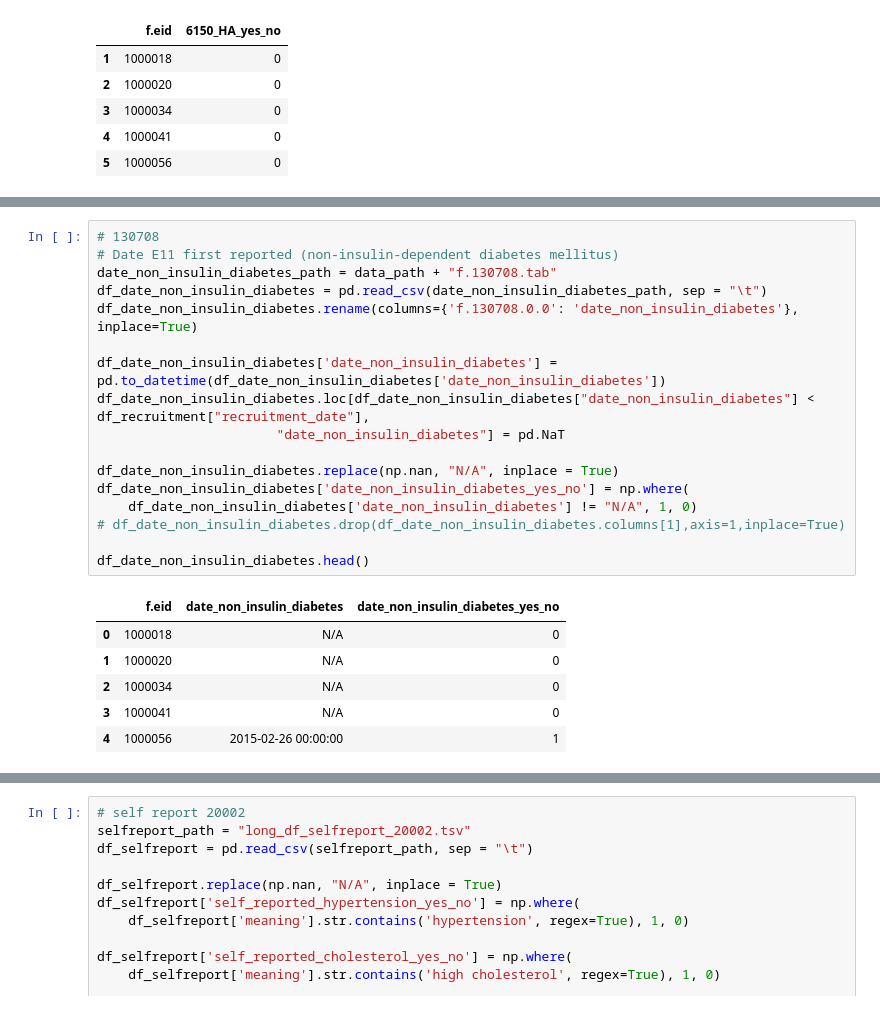
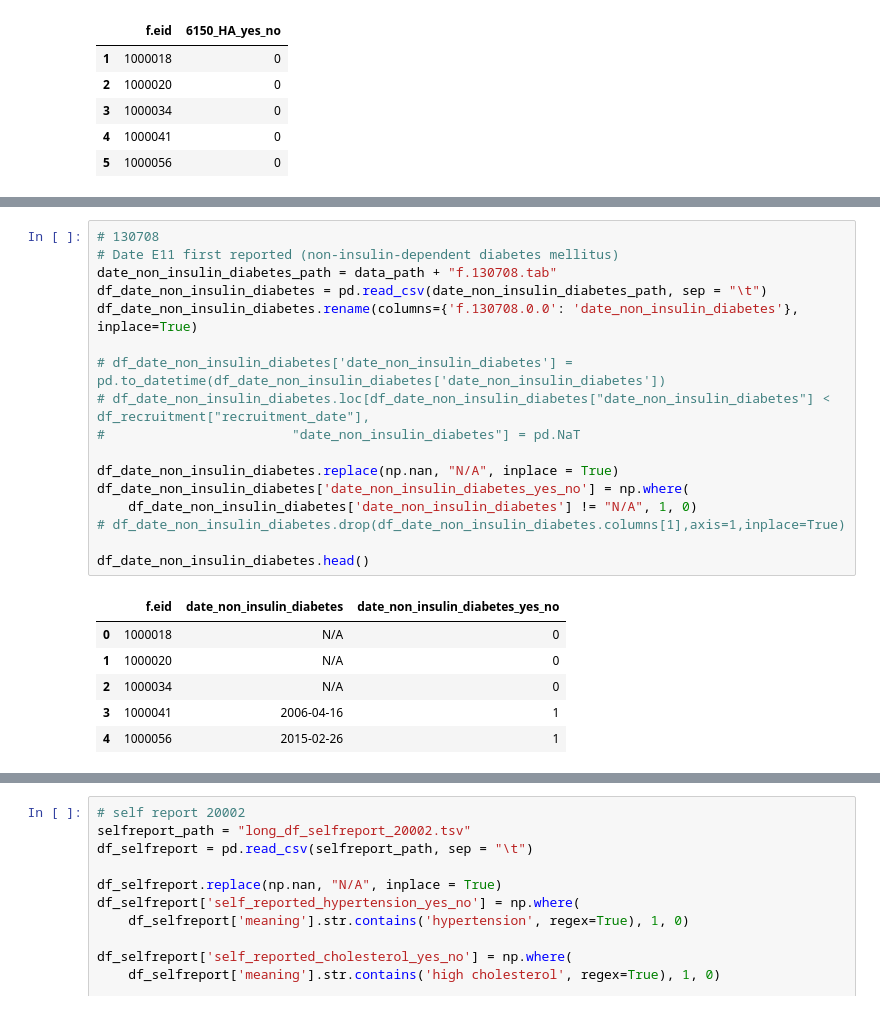
Before and after one commit to graciaandr/mres_dissertation, a Jupyter notebook: updated_data_preprocessing_covariates.ipynb, the cells around one changed output, grey strips where cells are left out. Cells and saved outputs as stored; diff of their text form.

```diff
--- a/updated_data_preprocessing_covariates.ipynb
+++ b/updated_data_preprocessing_covariates.ipynb
@@ -1257,27 +1276,27 @@ df_date_malnutrition_diabetes.head()
 # %%
 # 130708
 # Date E11 first reported (non-insulin-dependent diabetes mellitus)
 date_non_insulin_diabetes_path = data_path + "f.130708.tab"
 df_date_non_insulin_diabetes = pd.read_csv(date_non_insulin_diabetes_path, sep = "\t")
 df_date_non_insulin_diabetes.rename(columns={'f.130708.0.0': 'date_non_insulin_diabetes'}, inplace=True)
 
-df_date_non_insulin_diabetes['date_non_insulin_diabetes'] = pd.to_datetime(df_date_non_insulin_diabetes['date_non_insulin_diabetes'])
-df_date_non_insulin_diabetes.loc[df_date_non_insulin_diabetes["date_non_insulin_diabetes"] < df_recruitment["recruitment_date"],
-                       "date_non_insulin_diabetes"] = pd.NaT
+# df_date_non_insulin_diabetes['date_non_insulin_diabetes'] = pd.to_datetime(df_date_non_insulin_diabetes['date_non_insulin_diabetes'])
+# df_date_non_insulin_diabetes.loc[df_date_non_insulin_diabetes["date_non_insulin_diabetes"] < df_recruitment["recruitment_date"],
+#                        "date_non_insulin_diabetes"] = pd.NaT
 
 df_date_non_insulin_diabetes.replace(np.nan, "N/A", inplace = True)
 df_date_non_insulin_diabetes['date_non_insulin_diabetes_yes_no'] = np.where(
     df_date_non_insulin_diabetes['date_non_insulin_diabetes'] != "N/A", 1, 0)
 # df_date_non_insulin_diabetes.drop(df_date_non_insulin_diabetes.columns[1],axis=1,inplace=True)
 
 df_date_non_insulin_diabetes.head()
 # %% [output]
 |  | f.eid | date_non_insulin_diabetes | date_non_insulin_diabetes_yes_no |
 | 0 | 1000018 | N/A | 0 |
 | 1 | 1000020 | N/A | 0 |
 | 2 | 1000034 | N/A | 0 |
-| 3 | 1000041 | N/A | 0 |
-| 4 | 1000056 | 2015-02-26 00:00:00 | 1 |
+| 3 | 1000041 | 2006-04-16 | 1 |
+| 4 | 1000056 | 2015-02-26 | 1 |
 # %%
 # 130712
 # Date E13 first reported (other specified diabetes mellitus)
```
Also changed, not shown: parts of 49 cells of this notebook.
